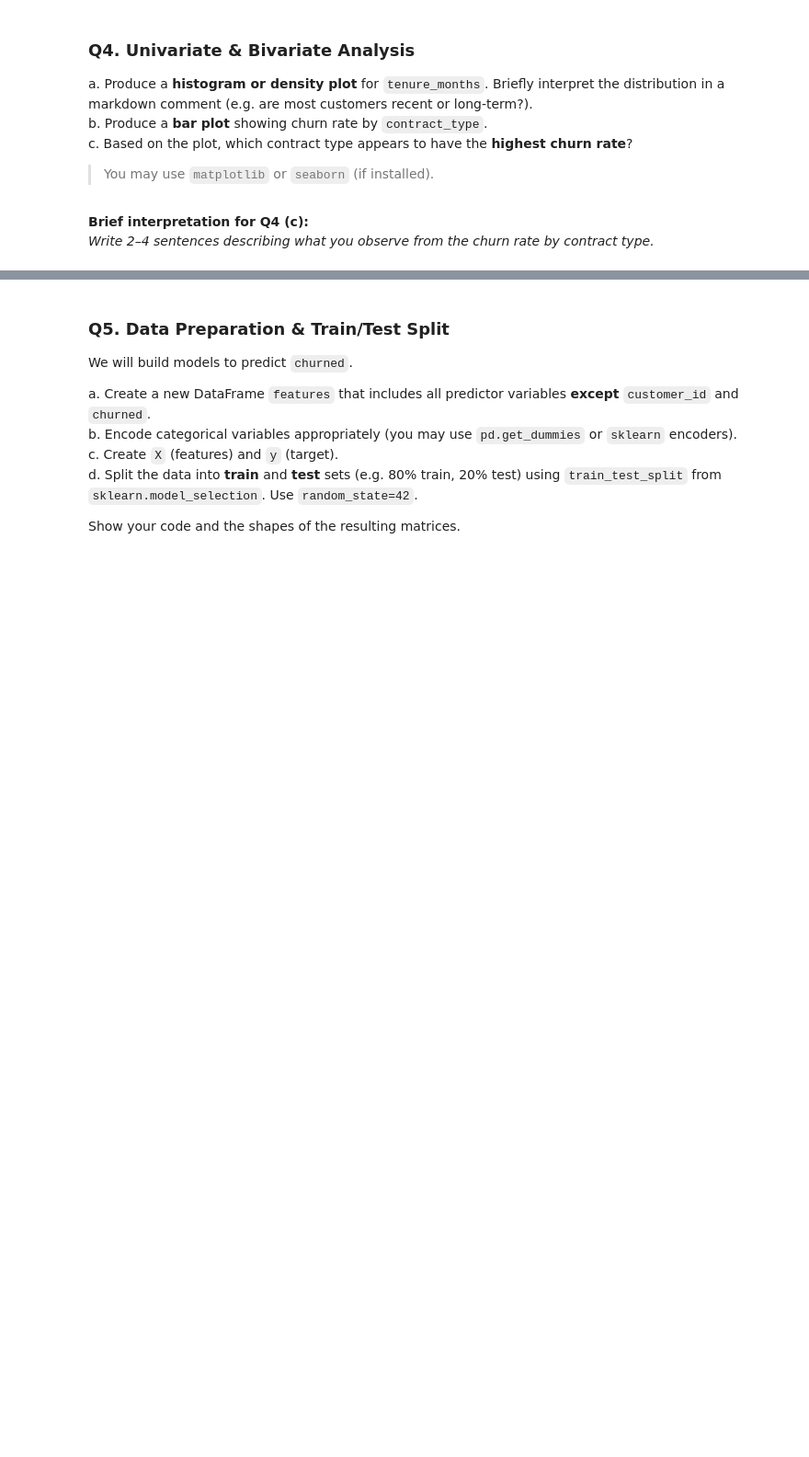
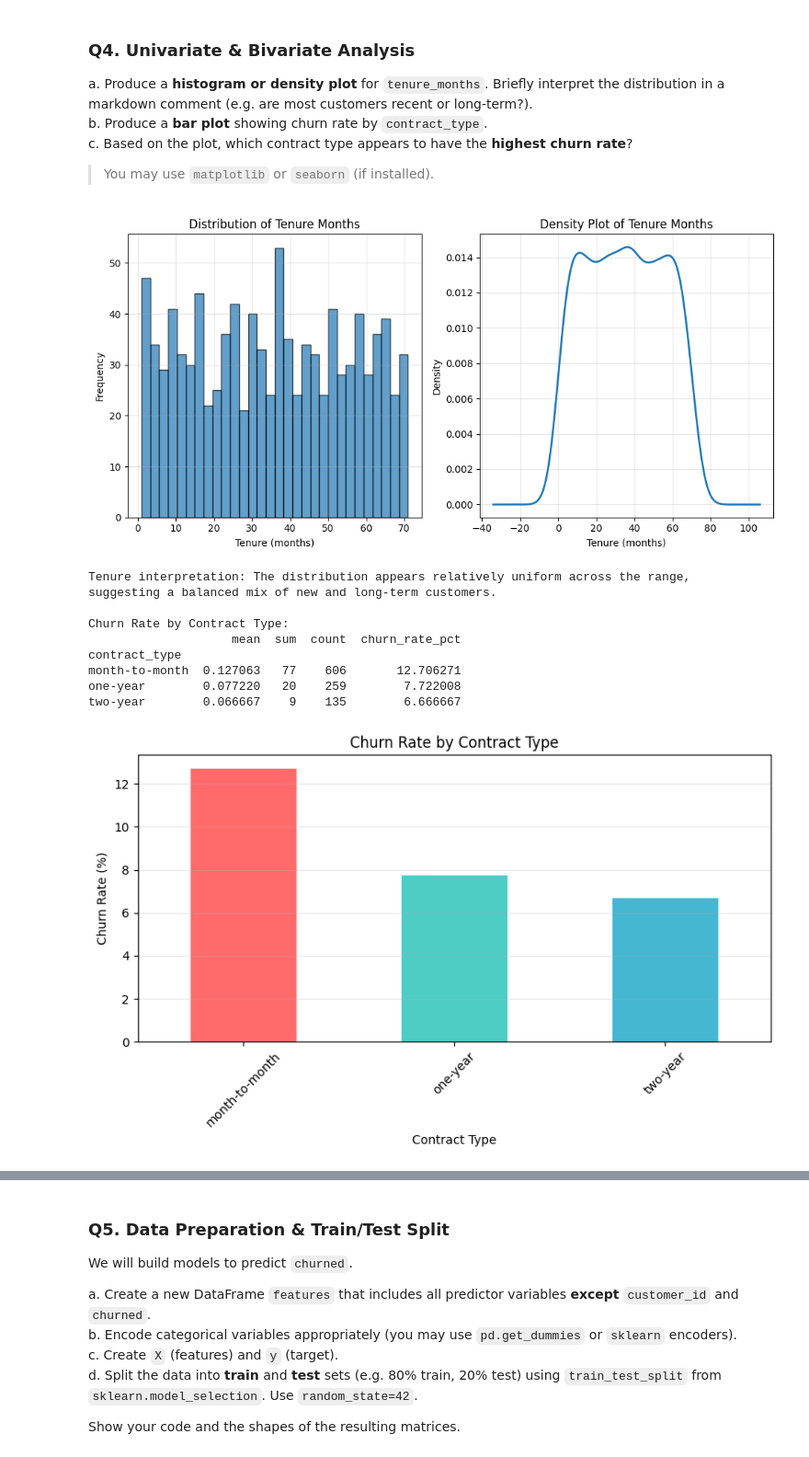
Before and after one commit to christianmurwanashyaka/data_science_practical_test, a Jupyter notebook: data_science_practical_test.ipynb, the cells around one changed output, grey strips where cells are left out. Shown: that part at 92% size. Saved outputs shown, nothing was run; the diff lists cells and outputs as text; code cells hidden in the pictures; blank space fills up the shorter version.

```diff
--- a/data_science_practical_test.ipynb
+++ b/data_science_practical_test.ipynb
@@ -173,3 +208,56 @@ import matplotlib.pyplot as plt
-# %% [markdown]
-**Brief interpretation for Q4 (c):**
-_Write 2–4 sentences describing what you observe from the churn rate by contract type._
+# %%
+# Q4 – YOUR CODE HERE
+
+import matplotlib.pyplot as plt
+import seaborn as sns
+
+# a) Distribution of tenure_months
+plt.figure(figsize=(10, 5))
+plt.subplot(1, 2, 1)
+plt.hist(df['tenure_months'], bins=30, edgecolor='black', alpha=0.7)
+plt.xlabel('Tenure (months)')
+plt.ylabel('Frequency')
+plt.title('Distribution of Tenure Months')
+plt.grid(alpha=0.3)
+
+# Alternative: density plot
+plt.subplot(1, 2, 2)
+df['tenure_months'].plot(kind='density', linewidth=2)
+plt.xlabel('Tenure (months)')
+plt.ylabel('Density')
+plt.title('Density Plot of Tenure Months')
+plt.grid(alpha=0.3)
+plt.tight_layout()
+plt.show()
+
+print("Tenure interpretation: The distribution appears relatively uniform across the range,")
+print("suggesting a balanced mix of new and long-term customers.")
+
+# b) Churn rate by contract_type
+churn_by_contract = df.groupby('contract_type')['churned'].agg(['mean', 'sum', 'count'])
+churn_by_contract['churn_rate_pct'] = churn_by_contract['mean'] * 100
+
+print("\nChurn Rate by Contract Type:")
+print(churn_by_contract)
+
+plt.figure(figsize=(8, 5))
+churn_by_contract['churn_rate_pct'].plot(kind='bar', color=['#FF6B6B', '#4ECDC4', '#45B7D1'])
+plt.xlabel('Contract Type')
+plt.ylabel('Churn Rate (%)')
+plt.title('Churn Rate by Contract Type')
+plt.xticks(rotation=45)
+plt.grid(axis='y', alpha=0.3)
+plt.tight_layout()
+plt.show()
+# %% [output]
+[figure, added]
+Tenure interpretation: The distribution appears relatively uniform across the range,
+suggesting a balanced mix of new and long-term customers.
+
+Churn Rate by Contract Type:
+                    mean  sum  count  churn_rate_pct
+contract_type
+month-to-month  0.127063   77    606       12.706271
+one-year        0.077220   20    259        7.722008
+two-year        0.066667    9    135        6.666667
+[figure, added]
```
Also changed, not shown: parts of 28 cells of this notebook.
